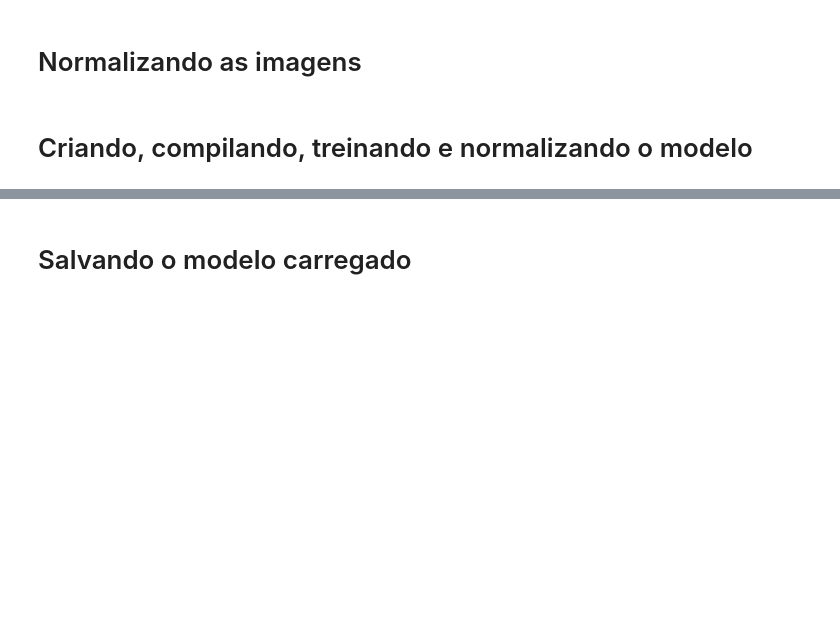
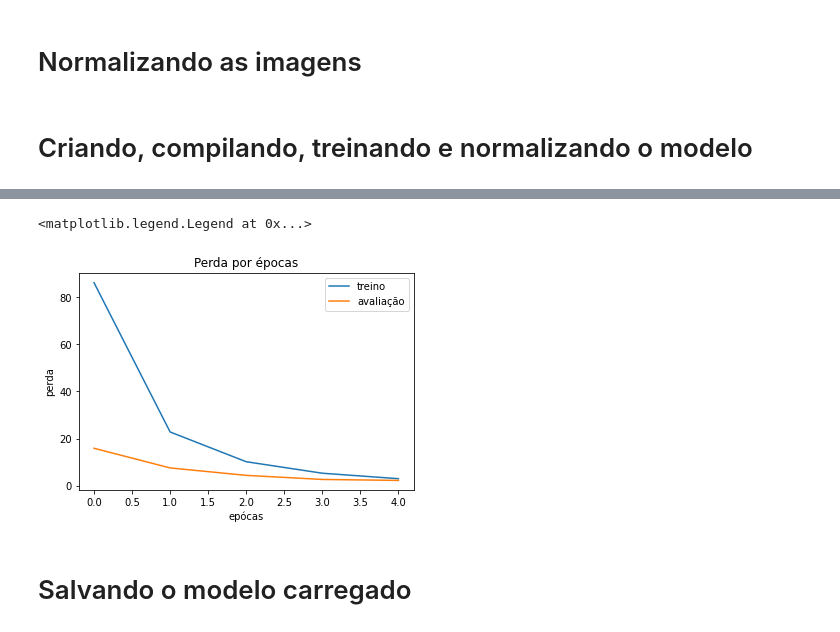
Before and after one commit to lari-guimaraes/Estudos_machine_learning, a Jupyter notebook: Deep_Learning.ipynb, the cells around one changed output, grey strips where cells are left out. Cells and saved outputs as stored; diff of their text form; code cells hidden in the pictures; blank space fills up the shorter version.

```diff
--- a/Deep_Learning.ipynb
+++ b/Deep_Learning.ipynb
@@ -68,3 +213,13 @@ Epoch 5/5
+# %%
+plt.plot(historico.history['loss'])
+plt.plot(historico.history['val_loss'])
+plt.title('Perda por épocas')
+plt.xlabel('epócas')
+plt.ylabel('perda')
+plt.legend(['treino', 'avaliação'])
+# %% [output]
+<matplotlib.legend.Legend at 0x...>
+[figure, added]
 # %% [markdown]
 # Salvando o modelo carregado
 # %%
```
Also changed, not shown: parts of 17 cells of this notebook.
